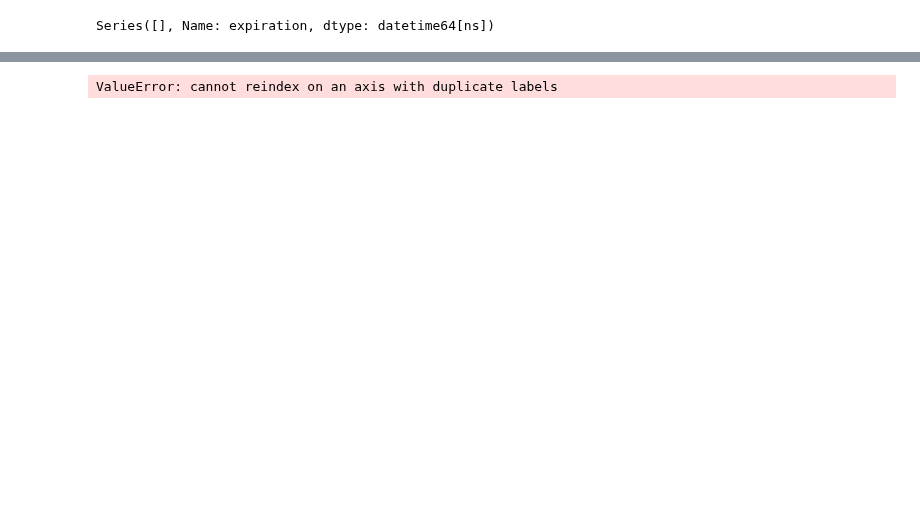
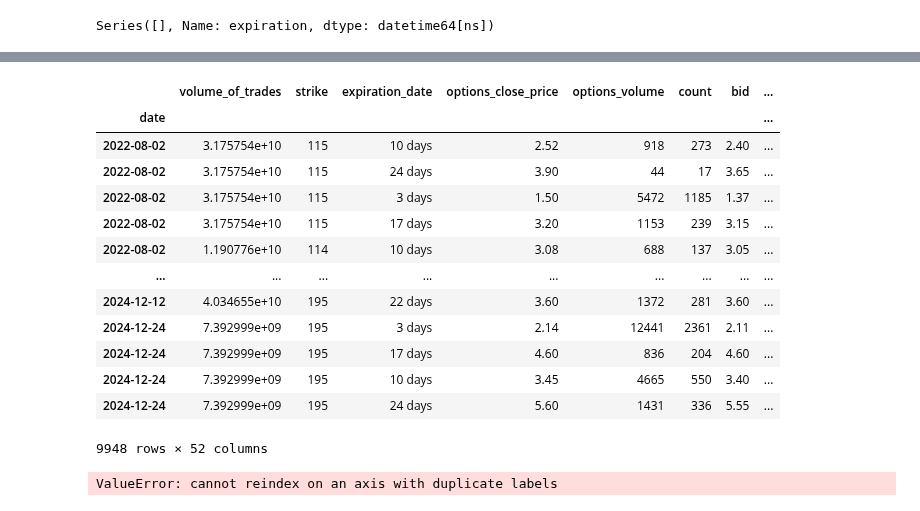
Before and after one commit to themoonwalker1/quantcap-options, a Jupyter notebook: options_data_retrieval.ipynb, the cells around one changed output, grey strips where cells are left out. Saved outputs shown, nothing was run; the diff lists cells and outputs as text; code cells hidden in the pictures; blank space fills up the shorter version.

```diff
--- a/options_data_retrieval.ipynb
+++ b/options_data_retrieval.ipynb
@@ -1114,5 +1122,21 @@ sns.heatmap(spearman_correlation_matrix)
 # %%
-processed_df.to_csv("total_dataset_dropped_sentiment.csv", index=True)
+processed_df[processed_df["article_count"] == 0]
+# processed_df.to_csv("total_dataset_dropped_sentiment.csv", index=True)
+# %% [output]
+|  | volume_of_trades | strike | expiration_date | options_close_price | options_volume | count | bid | ... |
+| date |  |  |  |  |  |  |  | ... |
+| 2022-08-02 | 3.175754e+10 | 115 | 10 days | 2.52 | 918 | 273 | 2.40 | ... |
+| 2022-08-02 | 3.175754e+10 | 115 | 24 days | 3.90 | 44 | 17 | 3.65 | ... |
+| 2022-08-02 | 3.175754e+10 | 115 | 3 days | 1.50 | 5472 | 1185 | 1.37 | ... |
+| 2022-08-02 | 3.175754e+10 | 115 | 17 days | 3.20 | 1153 | 239 | 3.15 | ... |
+| 2022-08-02 | 1.190776e+10 | 114 | 10 days | 3.08 | 688 | 137 | 3.05 | ... |
+| ... | ... | ... | ... | ... | ... | ... | ... | ... |
+| 2024-12-12 | 4.034655e+10 | 195 | 22 days | 3.60 | 1372 | 281 | 3.60 | ... |
+| 2024-12-24 | 7.392999e+09 | 195 | 3 days | 2.14 | 12441 | 2361 | 2.11 | ... |
+| 2024-12-24 | 7.392999e+09 | 195 | 17 days | 4.60 | 836 | 204 | 4.60 | ... |
+| 2024-12-24 | 7.392999e+09 | 195 | 10 days | 3.45 | 4665 | 550 | 3.40 | ... |
+| 2024-12-24 | 7.392999e+09 | 195 | 24 days | 5.60 | 1431 | 336 | 5.55 | ... |
+9948 rows × 52 columns
 # %%
 ## RSI - Feature
 df_RSI = df.copy()
```
Also changed, not shown: parts of 7 cells of this notebook, 1 other file.
